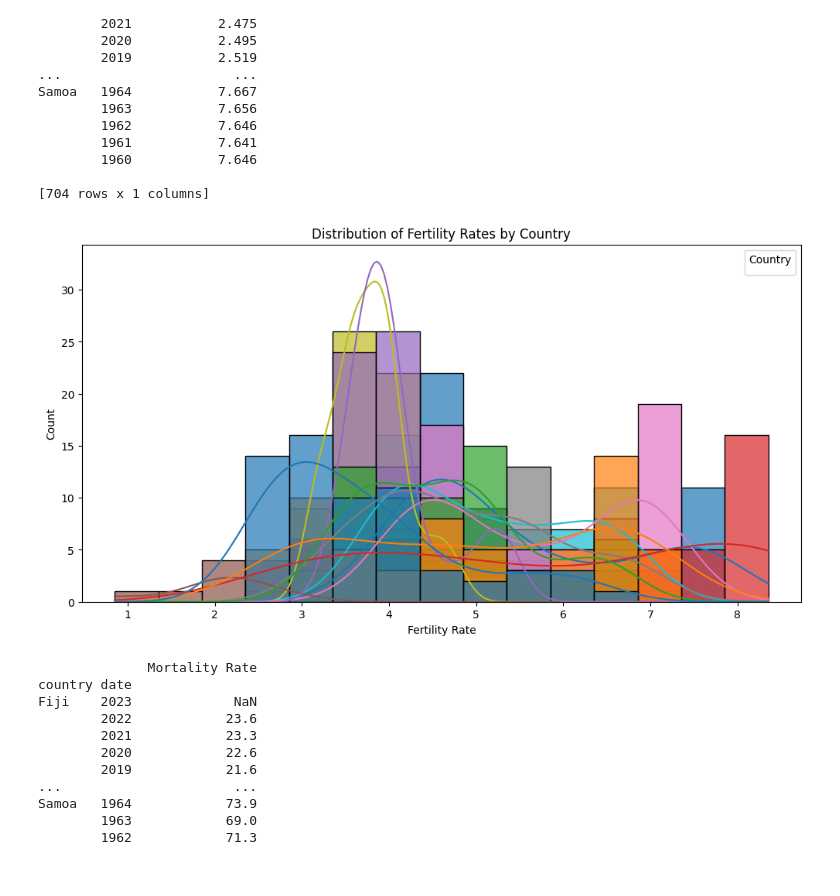
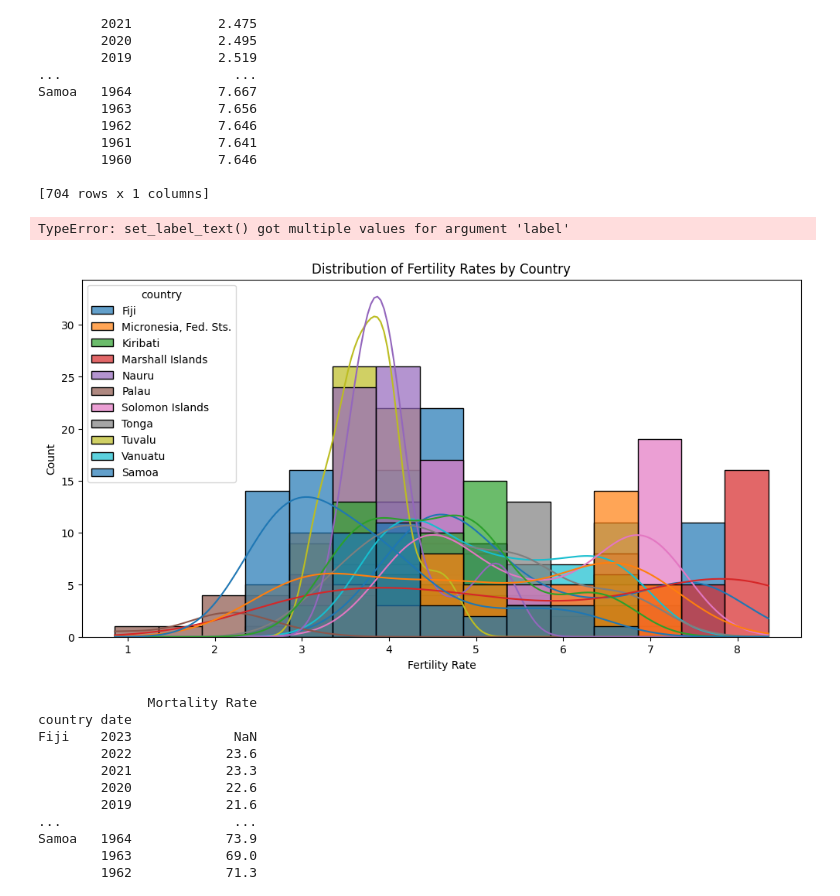
Before and after one commit to partygnome07/Adolphe-Quetelet-Project-1, a Jupyter notebook: Adolphe-Quetelet-Project-1/laure.ipynb, the cells around one changed output. Drawn from its saved outputs; the diff is of its cells as text; code cells hidden in the pictures.

```diff
--- a/Adolphe-Quetelet-Project-1/laure.ipynb
+++ b/Adolphe-Quetelet-Project-1/laure.ipynb
@@ -209,23 +209,24 @@ Samoa   1964           7.667
 # %%
 plt.figure(figsize=(12, 6))
 sea.histplot(
     data=DYN_PSS_TFRT_cleaned,
     x="Fertility Rate",
     hue="country",  # Different colors for different countries
     bins=15,
     kde=True,
     palette="tab10",
     alpha=0.7
 )
 
 # Customizing the plot
 plt.title("Distribution of Fertility Rates by Country")
-plt.xlabel("Fertility Rate")
-plt.ylabel("Count")
+plt.xlabel("Fertility Rate", label = variable_labels_TFRT)
+plt.ylabel("Count", label = variable_labels_TFRT)
 plt.legend(title="Country")
 plt.show()
 # %% [output]
+TypeError: set_label_text() got multiple values for argument 'label'
-[figure, old version]
+[figure, new version]
 # %%
 variable_labels_IMRT = {"SP.DYN.IMRT.IN": "Mortality Rate"}
 # %%
```
Also changed, not shown: parts of 6 cells of this notebook, 3 other files.
